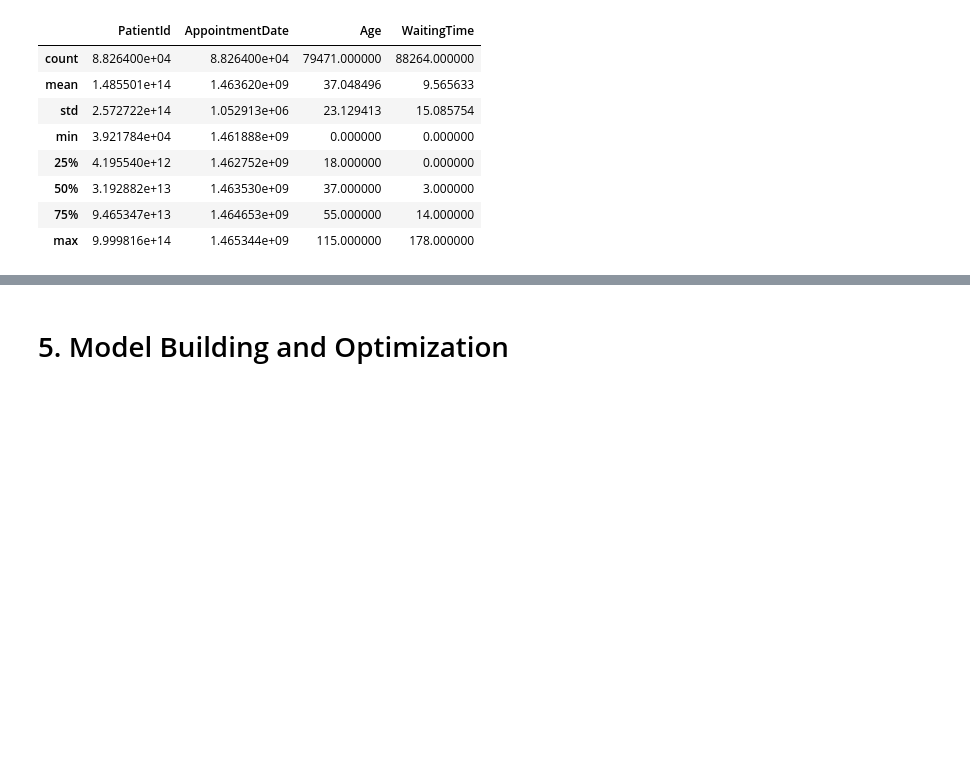
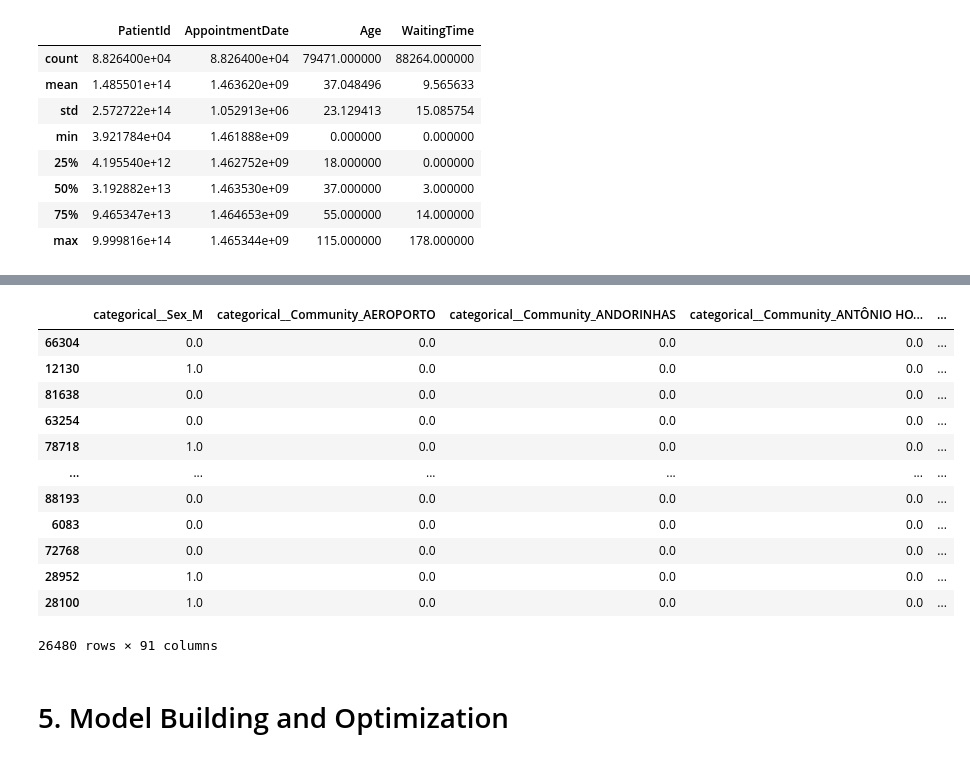
Before and after one commit to kiraduske/DataScience_project, a Jupyter notebook: Data Science Project.ipynb, the cells around one changed output, grey strips where cells are left out. Saved outputs shown, nothing was run; the diff lists cells and outputs as text; code cells hidden in the pictures; blank space fills up the shorter version.

```diff
--- a/Data Science Project.ipynb
+++ b/Data Science Project.ipynb
@@ -447,8 +511,0 @@ preprocessing.fit_transform(X_train)
-# %%
-ct_test = ColumnTransformer(
-    [
-        ('ohe', ohe, ['Sex', 'Community', 'SocialWelfare', 'Hipertension', 'Diabetes', 'Alcoholism', 'Handcap', 'SMS_received'])
-    ],
-    remainder='passthrough'
-)
-ct_test.fit_transform(X_test)
@@ -469,3 +535,19 @@ ct_test.fit_transform(X_test)
+# %%
+preprocessing.fit_transform(X_test)
+# %% [output]
+|  | categorical__Sex_M | categorical__Community_AEROPORTO | categorical__Community_ANDORINHAS | categorical__Community_ANTÔNIO HO... | ... |
+| 66304 | 0.0 | 0.0 | 0.0 | 0.0 | ... |
+| 12130 | 1.0 | 0.0 | 0.0 | 0.0 | ... |
+| 81638 | 0.0 | 0.0 | 0.0 | 0.0 | ... |
+| 63254 | 0.0 | 0.0 | 0.0 | 0.0 | ... |
+| 78718 | 1.0 | 0.0 | 0.0 | 0.0 | ... |
+| ... | ... | ... | ... | ... | ... |
+| 88193 | 0.0 | 0.0 | 0.0 | 0.0 | ... |
+| 6083 | 0.0 | 0.0 | 0.0 | 0.0 | ... |
+| 72768 | 0.0 | 0.0 | 0.0 | 0.0 | ... |
+| 28952 | 1.0 | 0.0 | 0.0 | 0.0 | ... |
+| 28100 | 1.0 | 0.0 | 0.0 | 0.0 | ... |
+26480 rows × 91 columns
 # %%
 from sklearn.preprocessing import LabelEncoder
 label_encoder = LabelEncoder()
```
Also changed, not shown: parts of 20 cells of this notebook.
